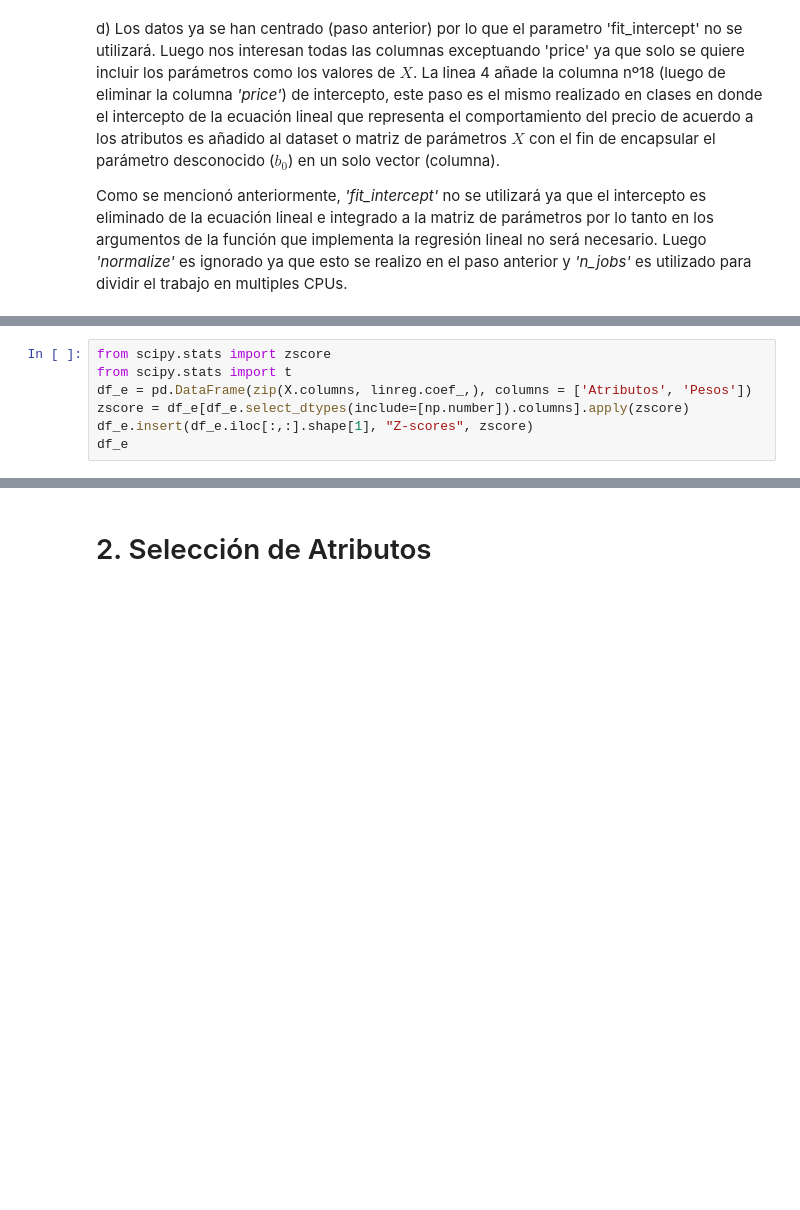
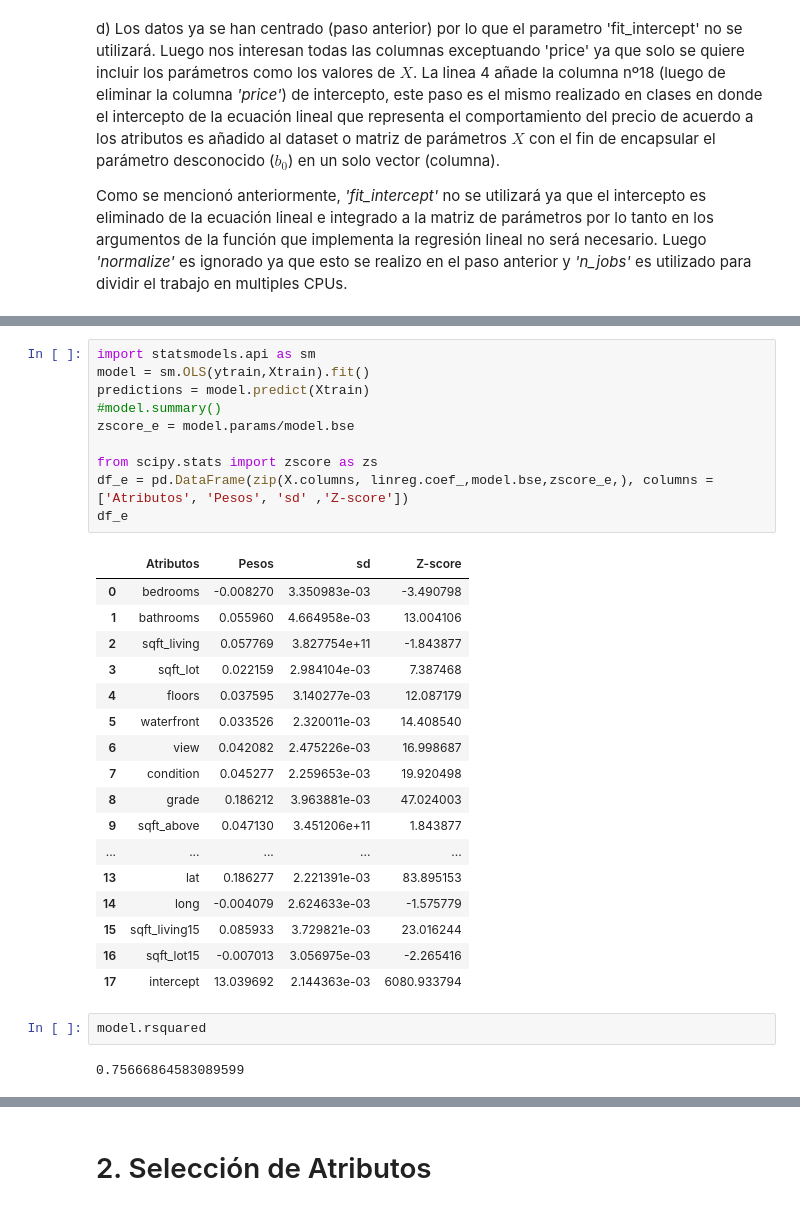
Before and after one commit to sebastian-aranda/machine_learning_utfsm, a Jupyter notebook: Tarea 1.ipynb, the cells around one changed output, grey strips where cells are left out. Saved outputs shown, nothing was run; the diff lists cells and outputs as text; blank space fills up the shorter version.

```diff
--- a/Tarea 1.ipynb
+++ b/Tarea 1.ipynb
@@ -59,7 +97,0 @@ e) Las variables con mayor correlación con la respuesta son *'sqft_above'*, *'s
-# %%
-from scipy.stats import zscore
-from scipy.stats import t
-df_e = pd.DataFrame(zip(X.columns, linreg.coef_,), columns = ['Atributos', 'Pesos'])
-zscore = df_e[df_e.select_dtypes(include=[np.number]).columns].apply(zscore)
-df_e.insert(df_e.iloc[:,:].shape[1], "Z-scores", zscore)
-df_e
@@ -80,0 +101,32 @@ mse_cv = mse_cv / 10
+# %%
+import statsmodels.api as sm
+model = sm.OLS(ytrain,Xtrain).fit()
+predictions = model.predict(Xtrain)
+#model.summary()
+zscore_e = model.params/model.bse
+
+from scipy.stats import zscore as zs
+df_e = pd.DataFrame(zip(X.columns, linreg.coef_,model.bse,zscore_e,), columns = ['Atributos', 'Pesos', 'sd' ,'Z-score'])
+df_e
+# %% [output]
+|  | Atributos | Pesos | sd | Z-score |
+| 0 | bedrooms | -0.008270 | 3.350983e-03 | -3.490798 |
+| 1 | bathrooms | 0.055960 | 4.664958e-03 | 13.004106 |
+| 2 | sqft_living | 0.057769 | 3.827754e+11 | -1.843877 |
+| 3 | sqft_lot | 0.022159 | 2.984104e-03 | 7.387468 |
+| 4 | floors | 0.037595 | 3.140277e-03 | 12.087179 |
+| 5 | waterfront | 0.033526 | 2.320011e-03 | 14.408540 |
+| 6 | view | 0.042082 | 2.475226e-03 | 16.998687 |
+| 7 | condition | 0.045277 | 2.259653e-03 | 19.920498 |
+| 8 | grade | 0.186212 | 3.963881e-03 | 47.024003 |
+| 9 | sqft_above | 0.047130 | 3.451206e+11 | 1.843877 |
+| ... | ... | ... | ... | ... |
+| 13 | lat | 0.186277 | 2.221391e-03 | 83.895153 |
+| 14 | long | -0.004079 | 2.624633e-03 | -1.575779 |
+| 15 | sqft_living15 | 0.085933 | 3.729821e-03 | 23.016244 |
+| 16 | sqft_lot15 | -0.007013 | 3.056975e-03 | -2.265416 |
+| 17 | intercept | 13.039692 | 2.144363e-03 | 6080.933794 |
+# %%
+model.rsquared
+# %% [output]
+0.75666864583089599
```
Also changed, not shown: parts of 23 cells of this notebook.
